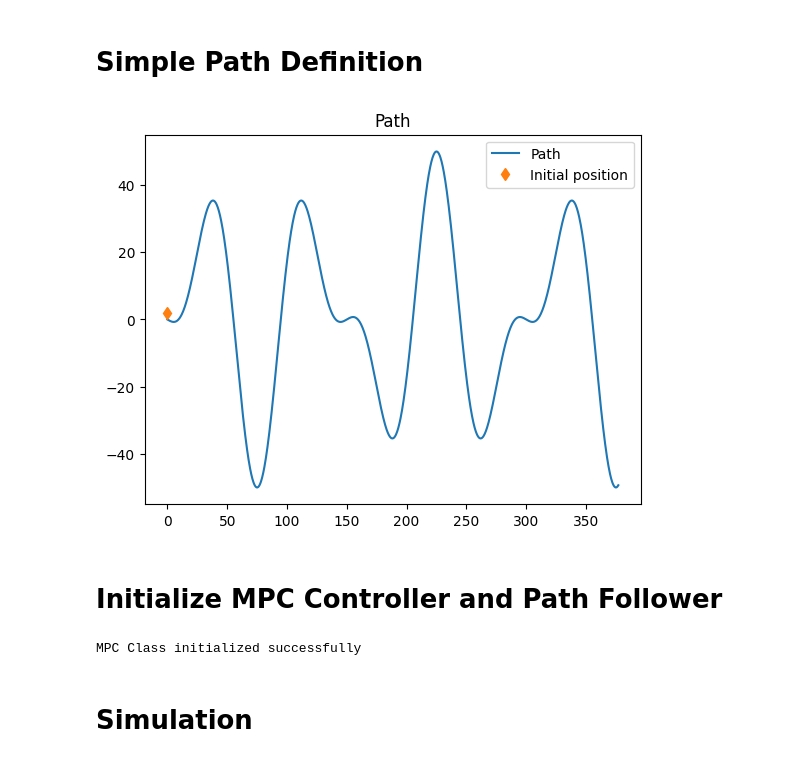
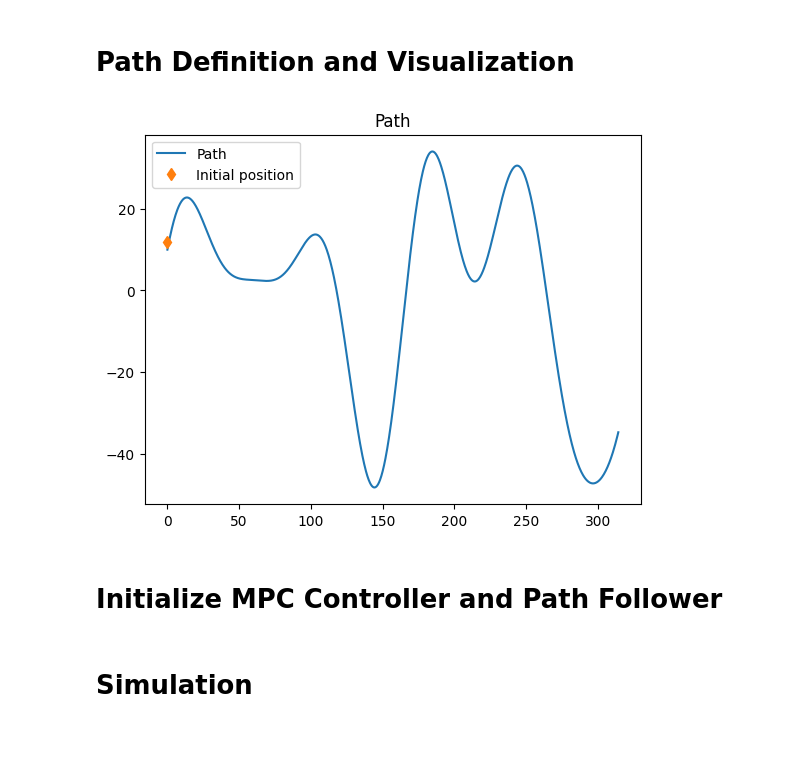
Before and after one commit to lucjer/mpc_project, a Jupyter notebook: vehicle_dynamics/test.ipynb, the cells around one changed output. Cells and saved outputs as stored; diff of their text form; code cells hidden in the pictures.

```diff
--- a/vehicle_dynamics/test.ipynb
+++ b/vehicle_dynamics/test.ipynb
@@ -16,22 +14,25 @@ import vehicle_dynamics.path_planner as pf
 # %% [markdown]
-# Simple Path Definition
+# Path Definition and Visualization
 # %%
 # Definition of sample path
-x_ref = np.linspace(0, 120 * np.pi, 1200)
-y_ref = np.sin(x_ref/50 * np.pi ) * 30 - np.sin(x_ref/30 * np.pi ) * 20
+x_ref = np.linspace(0, 100 * np.pi, 1000)
+y_ref = np.sin(x_ref/40 * np.pi ) * 20 - np.sin(x_ref/70 * np.pi ) * 20 + np.cos(x_ref/30 * np.pi ) * 10 + np.sin(x_ref/80 * np.pi ) * 30
+#x_ref = np.cos(np.linspace(0, 1, 1200))
+#y_ref = np.sin(np.linspace(0, 1, 1200))
+
 
 # Deffinition of the initial state
-current_state = np.array([0., 2., np.pi/4, 10.0])
+current_state = np.array([0., 12., np.pi/4, 8.0])
 
 
 # Plot of the path
 plt.plot(x_ref, y_ref, label='Path')
 plt.plot(current_state[0], current_state[1], 'd', label='Initial position')
 plt.title('Path')
 plt.legend(loc='best')
 plt.show()
 # %% [output]
-[figure, old version]
+[figure, new version]
 # %% [markdown]
 # Initialize MPC Controller and Path Follower
 # %%
@@ -39,13 +40,13 @@ os.chdir('/Users/ros2/Documents/mpc_project/vehicle_dynamics')
 
 
 model_kin = vm.KinematicBicycleVariableSpeed('config_files/mpc_bicycle_velocity_config.yaml')
-n_horizon = 30
-Q = sparse.diags([50, 50, 100, 150]) # State cost matrix
-R = sparse.diags([0.1, 0.1]) # Input cost matrix
+n_horizon = 45
+Q = sparse.diags([1, 1, 10, 20]) # State cost matrix
+R = sparse.diags([0.5, 0.1]) # Input cost matrix
 
 # Define the input constraints and State constraints (states unconstrained currently)
-u_min_acc = -2.
-u_max_acc = 2.
+u_min_acc = -5.5
+u_max_acc = 5.5
 delta_min = -np.pi/5
 delta_max = np.pi/5
 
@@ -59,16 +60,14 @@ StateConstraints = {'xmin': np.array([-np.inf, -np.inf, -np.inf, -np.inf]),
 mpc_controller = mpc.NMPCSolver(model=model_kin, N=n_horizon, Q=Q, R=R,
                              StateConstraints=StateConstraints,
                              InputConstraints=InputConstraints,
-                             sqp_iters = 6,
-                             alpha = 0.10,
+                             sqp_iters = 2,
+                             alpha = 0.25,
                              debug_plotting_callback=utils.plot_xref_evolution,
                              debug_plots_folder='debug_plots/')
 
 # Define the path follower
-path_follower = pf.PathFollowerVariableSpeed({'x': x_ref, 'y': y_ref}, 0.2, mpc_controller, 0.2, search_radius=None, sigma=600)
+path_follower = pf.PathFollower({'x': x_ref, 'y': y_ref}, mpc_controller, search_radius=None, sigma=400, maximum_velocity=10, maximum_lateral_acceleration=3)
 path_follower.populate_trajectory() # Populate the trajectory with the reference path and the velocity profile - Refer to README for more details
-# %% [output]
-MPC Class initialized successfully
 # %% [markdown]
 # Simulation
 # %%
```
Also changed, not shown: parts of 5 cells of this notebook, 37 other files.
